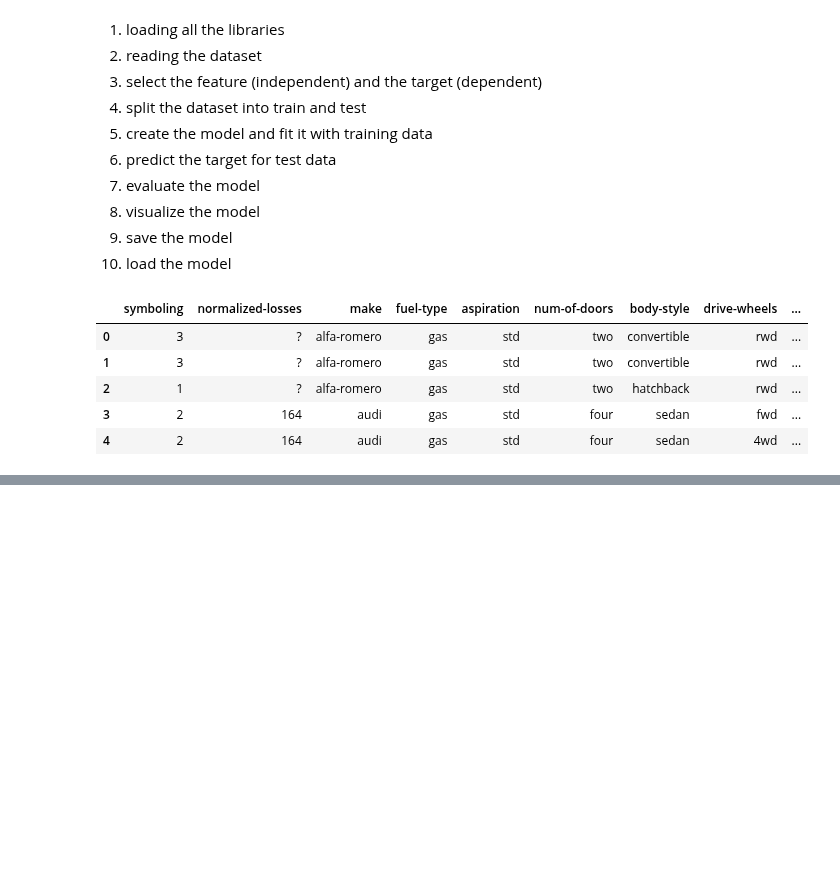
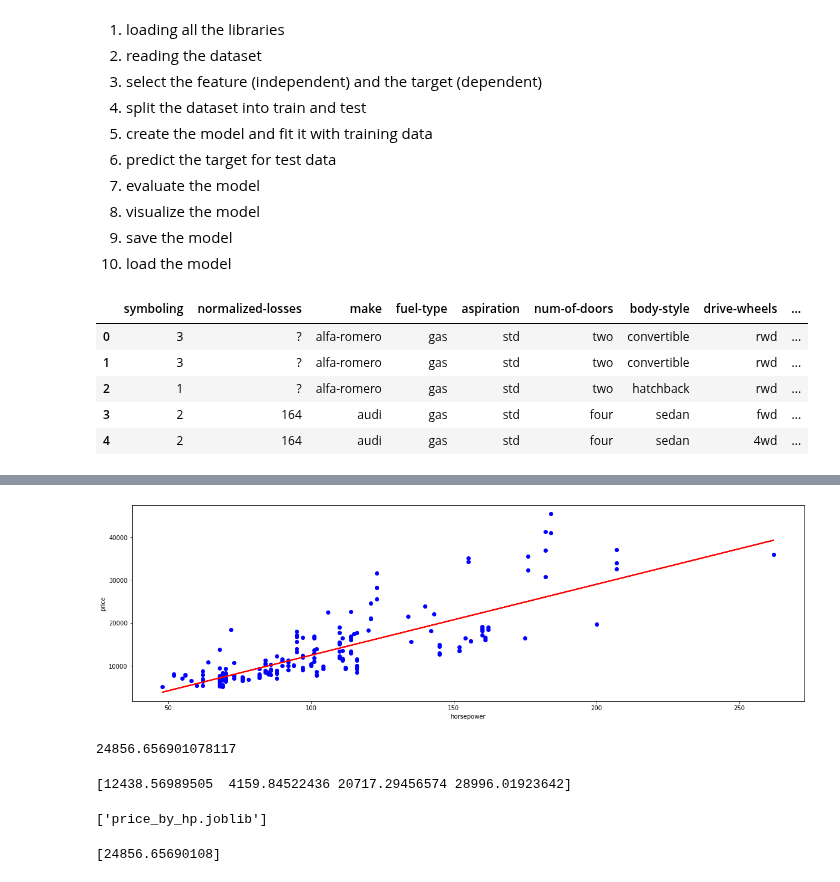
Before and after one commit to digipodium/DP-AUG-ML-630-WSS, a Jupyter notebook: simple_linear_reg2.ipynb, the cells around one changed output, grey strips where cells are left out. Drawn from its saved outputs; the diff is of its cells as text; code cells hidden in the pictures; blank space fills up the shorter version.

```diff
--- a/simple_linear_reg2.ipynb
+++ b/simple_linear_reg2.ipynb
@@ -83,0 +127,20 @@ df[categorical_col]
+# %%
+fig, ax = plt.subplots(figsize=(20,6))
+ax.scatter(X, y, color='blue')
+ax.plot(X, reg.predict(X), color='red', linewidth=2)
+ax.set_xlabel('horsepower')
+ax.set_ylabel('price')
+plt.show()
+# %% [output]
+[figure, added]
+# %%
+price_for175 = reg.predict(np.array([[175]]))[0] # predict the price for horsepower of 175
+print(price_for175)
+# %% [output]
+24856.656901078117
+# %%
+horse_power_list = [[100],[50],[150],[200]]
+prices = reg.predict(np.array(horse_power_list))
+print(prices)
+# %% [output]
+[12438.56989505  4159.84522436 20717.29456574 28996.01923642]
@@ -83,0 +149,9 @@ df[categorical_col]
+# %%
+dump(reg, 'price_by_hp.joblib')
+# %% [output]
+['price_by_hp.joblib']
+# %%
+loaded_model = load('price_by_hp.joblib')
+print(loaded_model.predict(np.array([[175]])))
+# %% [output]
+[24856.65690108]
```
Also changed, not shown: parts of 15 cells of this notebook, 1 other file.
